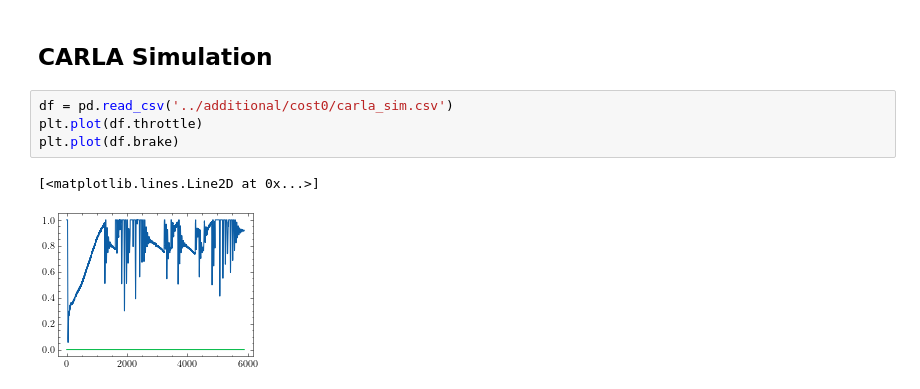
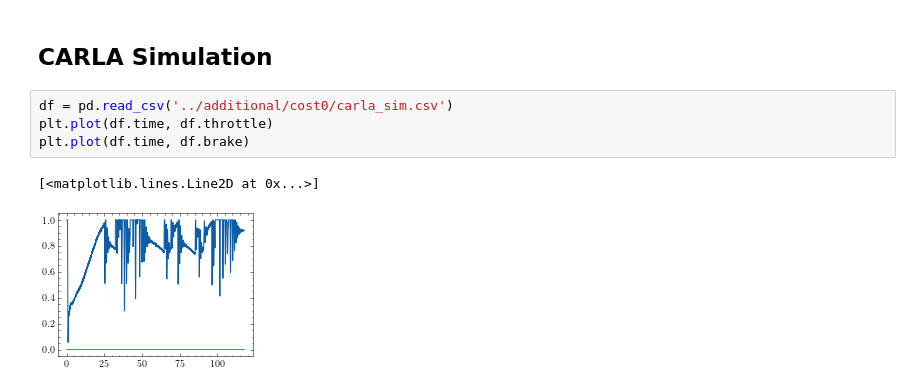
Before and after one commit to fadamsyah/longitudinal-control-based-nature-inspired-optimization, a Jupyter notebook: PID Tuning/Analysis/Analysis.ipynb, the cells around one changed output. Drawn from its saved outputs; the diff is of its cells as text.

```diff
--- a/PID Tuning/Analysis/Analysis.ipynb
+++ b/PID Tuning/Analysis/Analysis.ipynb
@@ -296,8 +292,8 @@ No handles with labels found to put in legend.
 ## CARLA Simulation
 # %%
 df = pd.read_csv('../additional/cost0/carla_sim.csv')
-plt.plot(df.throttle)
-plt.plot(df.brake)
+plt.plot(df.time, df.throttle)
+plt.plot(df.time, df.brake)
 # %% [output]
 [<matplotlib.lines.Line2D at 0x...>]
-[figure, old version]
+[figure, new version]
```
Also changed, not shown: parts of 12 cells of this notebook, 2 other files.
